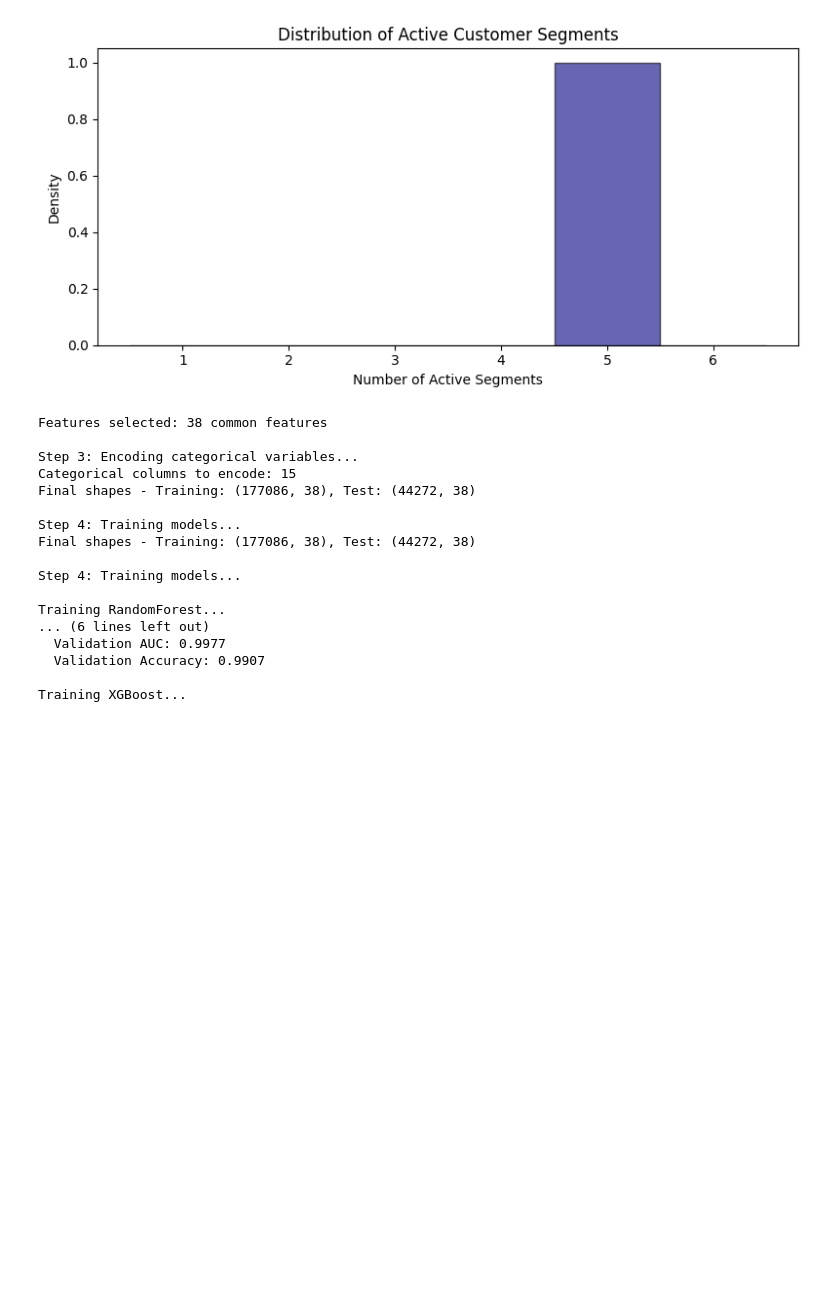
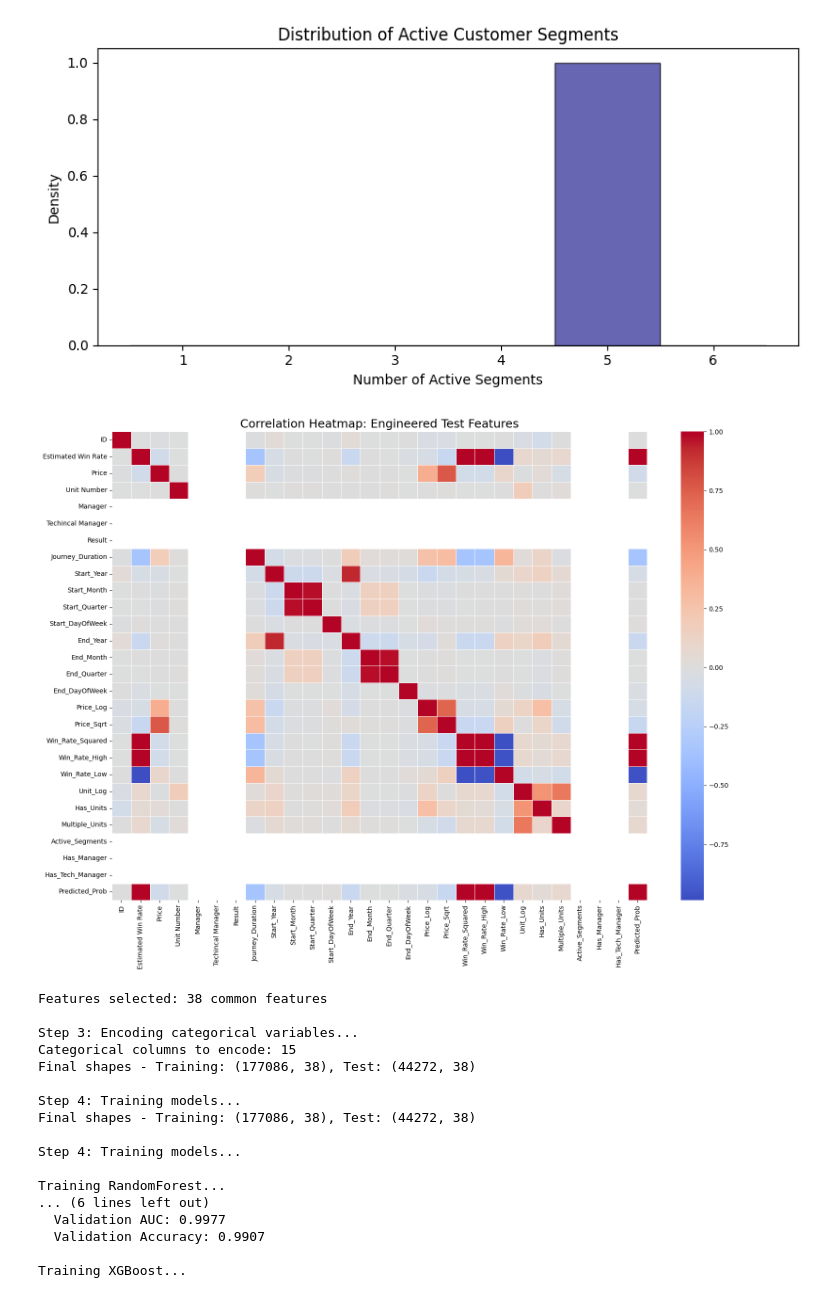
Before and after one commit to lorrainefadzaic-tech/Purchase-Intent-Prediction, a Jupyter notebook: purchase_intent-prediction.ipynb, the cells around one changed output. Drawn from its saved outputs; the diff is of its cells as text; code cells hidden in the pictures; blank space fills up the shorter version.

```diff
--- a/purchase_intent-prediction.ipynb
+++ b/purchase_intent-prediction.ipynb
@@ -648,6 +681,24 @@ if 'Active_Segments' in train_featured.columns:
 [figure]
 [figure]
 [figure]
+# %%
+
+#### Correlation Heatmap of Engineered Test Features
+
+import matplotlib.pyplot as plt
+import seaborn as sns
+
+# Select only numeric columns for correlation
+numeric_cols = test_featured.select_dtypes(include=['number']).columns
+corr_matrix = test_featured[numeric_cols].corr()
+
+plt.figure(figsize=(16, 12))
+sns.heatmap(corr_matrix, annot=False, cmap='coolwarm', center=0, linewidths=0.5)
+plt.title('Correlation Heatmap: Engineered Test Features', fontsize=18)
+plt.tight_layout()
+plt.show()
+# %% [output]
+[figure, added]
 # %%
 
 
```
Also changed, not shown: parts of 2 cells of this notebook.
